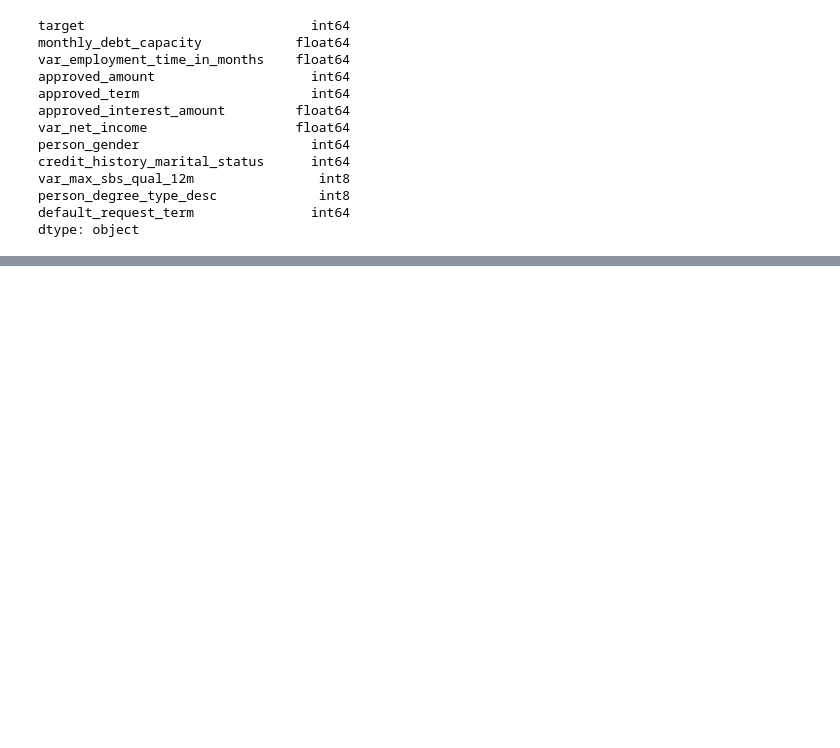
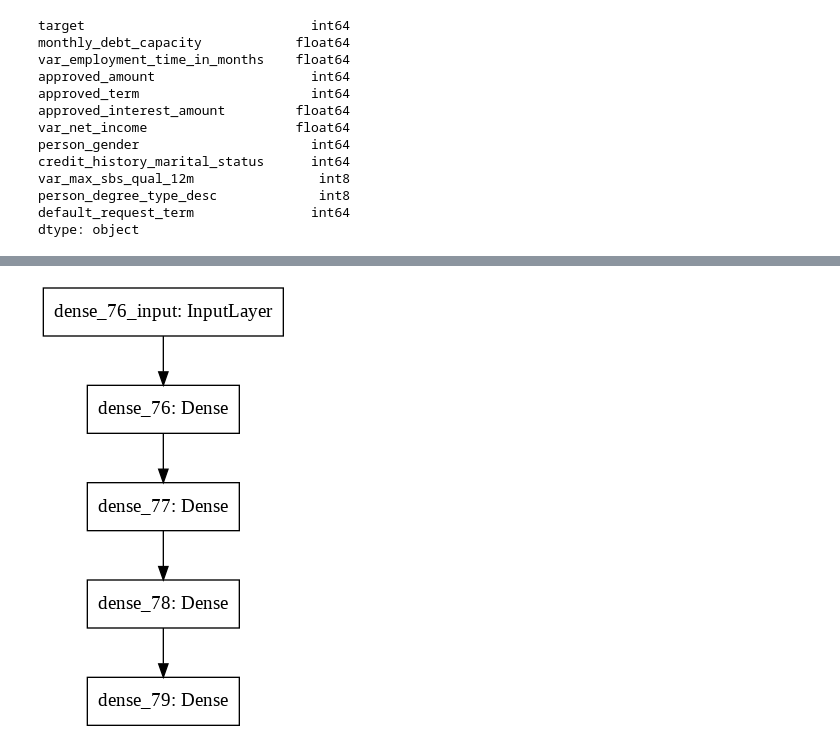
Before and after one commit to JumpNShootMan/TF_MachineLearning, a Jupyter notebook: TP_ML.ipynb, the cells around one changed output, grey strips where cells are left out. Saved outputs shown, nothing was run; the diff lists cells and outputs as text; code cells hidden in the pictures; blank space fills up the shorter version.

Commit message:
Modelo Tensor Flow terminado

```diff
--- a/TP_ML.ipynb
+++ b/TP_ML.ipynb
@@ -264,0 +287,3 @@ str
+# %%
+columns = embedded(x_train,y_train)
+columns
@@ -264,0 +299,8 @@ str
+# %%
+from sklearn.preprocessing import normalize
+x_train = x_train[columns].to_numpy()
+x_test = x_test[columns].to_numpy()
+x_traints = normalize(x_train)
+x_testts = normalize(x_test)
+y_traints = y_train.to_numpy()
+y_testts = y_test.to_numpy()
@@ -264,0 +313,11 @@ str
+# %%
+model = Sequential([Dense(5, input_dim=8, activation= keras.activations.selu),
+                    Dense(2,activation= keras.activations.sigmoid),
+                    Dense(3,activation= keras.activations.softmax),
+                    Dense(1, activation= keras.activations.relu)])
+#opt = keras.optimizers.Adam()
+opt = keras.optimizers.SGD()
+#opt = keras.optimizers.Adagrad()
+model.compile(optimizer=opt, loss='binary_crossentropy', metrics=['accuracy'])
+# %%
+hist = model.fit(x_traints, y_traints, epochs=30, batch_size=100, verbose=2)
@@ -264,0 +347,4 @@ str
+# %%
+keras.utils.plot_model(model)
+# %% [output]
+[figure, added]
```
Also changed, not shown: parts of 10 cells of this notebook.
